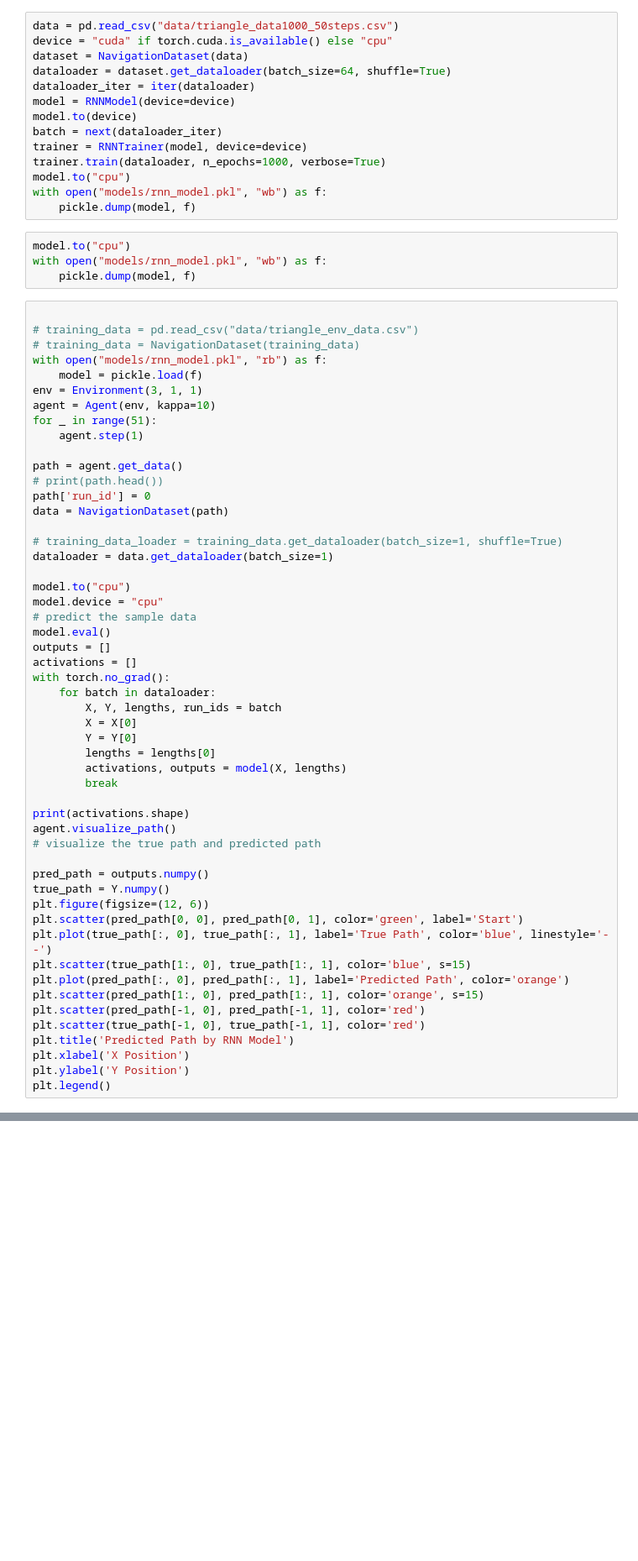
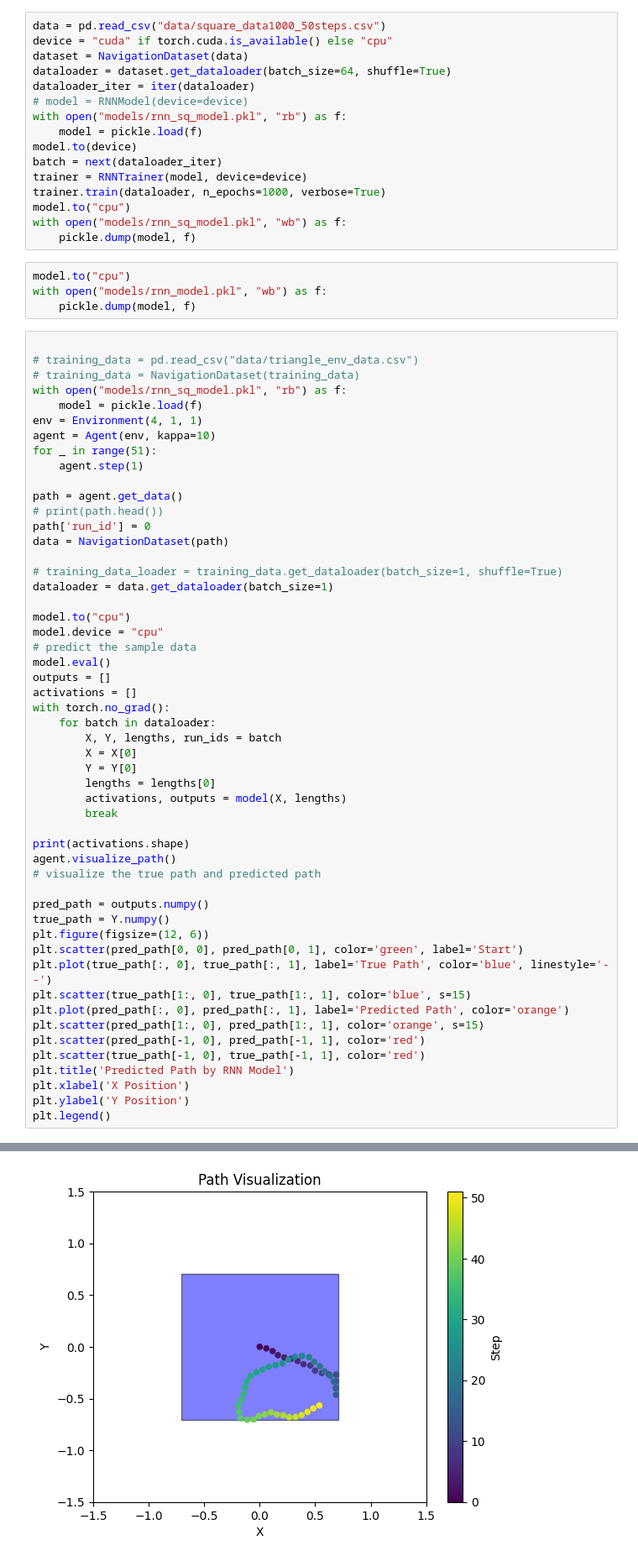
Before and after one commit to GAtemROU/rnn-path-integration, a Jupyter notebook: model_training_tester.ipynb, the cells around one changed output, grey strips where cells are left out. Shown at 84% size. Drawn from its saved outputs; the diff is of its cells as text; blank space fills up the shorter version.

```diff
--- a/model_training_tester.ipynb
+++ b/model_training_tester.ipynb
@@ -9,18 +9,20 @@ from data_generation.Agent import Agent
 import matplotlib.pyplot as plt
 import pickle
 # %%
-data = pd.read_csv("data/triangle_data1000_50steps.csv")
+data = pd.read_csv("data/square_data1000_50steps.csv")
 device = "cuda" if torch.cuda.is_available() else "cpu"
 dataset = NavigationDataset(data)
 dataloader = dataset.get_dataloader(batch_size=64, shuffle=True)
 dataloader_iter = iter(dataloader)
-model = RNNModel(device=device)
+# model = RNNModel(device=device)
+with open("models/rnn_sq_model.pkl", "rb") as f:
+    model = pickle.load(f)
 model.to(device)
 batch = next(dataloader_iter)
 trainer = RNNTrainer(model, device=device)
 trainer.train(dataloader, n_epochs=1000, verbose=True)
 model.to("cpu")
-with open("models/rnn_model.pkl", "wb") as f:
+with open("models/rnn_sq_model.pkl", "wb") as f:
     pickle.dump(model, f)
 # %%
 model.to("cpu")
@@ -30,9 +32,9 @@ with open("models/rnn_model.pkl", "wb") as f:
 
 # training_data = pd.read_csv("data/triangle_env_data.csv")
 # training_data = NavigationDataset(training_data)
-with open("models/rnn_model.pkl", "rb") as f:
+with open("models/rnn_sq_model.pkl", "rb") as f:
     model = pickle.load(f)
-env = Environment(3, 1, 1)
+env = Environment(4, 1, 1)
 agent = Agent(env, kappa=10)
 for _ in range(51):
     agent.step(1)
@@ -78,3 +80,4 @@ plt.title('Predicted Path by RNN Model')
 plt.xlabel('X Position')
 plt.ylabel('Y Position')
 plt.legend()
+# %% [output]
@@ -80,0 +85 @@ plt.legend()
+[figure, added]
```
Also changed, not shown: parts of 1 cell of this notebook, 5 other files.
